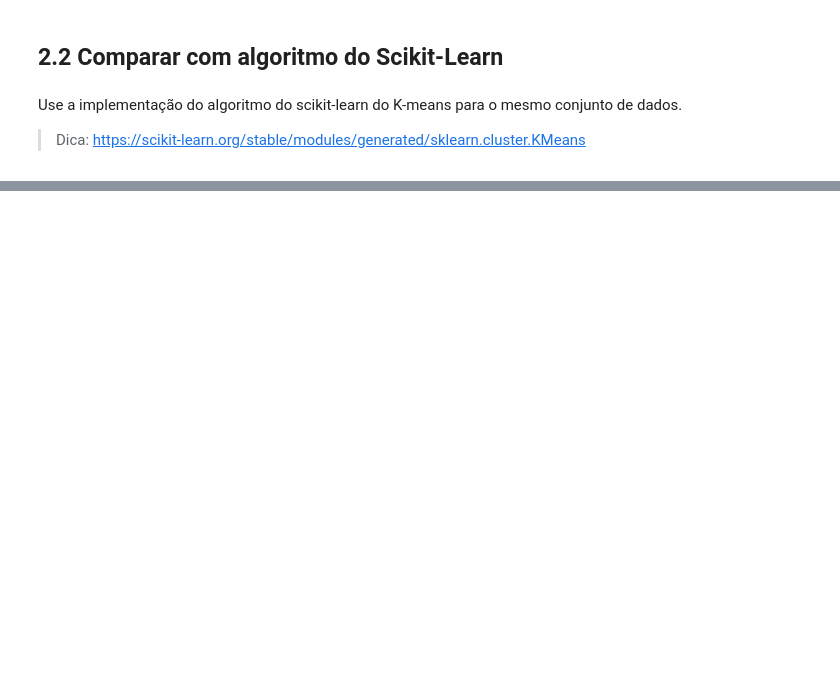
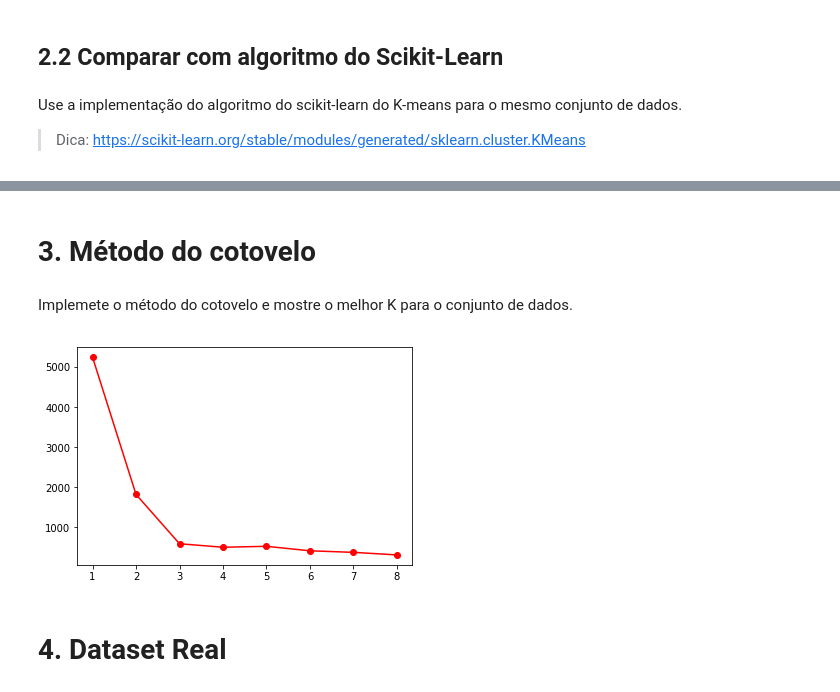
Before and after one commit to CarlosJun/Data-Science, a Jupyter notebook: Clustering/Notebook_KMeans.ipynb, the cells around one changed output, grey strips where cells are left out. Cells and saved outputs as stored; diff of their text form; code cells hidden in the pictures; blank space fills up the shorter version.

```diff
--- a/Clustering/Notebook_KMeans.ipynb
+++ b/Clustering/Notebook_KMeans.ipynb
@@ -419,0 +420,19 @@ Inércia =  608.6035508327782
+# %% [markdown]
+# 3. Método do cotovelo
+# %% [markdown]
+Implemete o método do cotovelo e mostre o melhor K para o conjunto de dados.
+# %%
+n_clusters_test = 8
+
+n_sequence = np.arange(1,n_clusters_test+1)
+inertia_vec = np.zeros(n_clusters_test)
+
+for index, n_cluster in enumerate(n_sequence):
+    inertia_vec[index] = KMeans(n_clusters=n_cluster).fit(dataset).inertia_
+
+plt.plot(n_sequence, inertia_vec,'ro-')
+plt.show()
+# %% [output]
+[figure, added]
+# %% [markdown]
+# 4. Dataset Real
```
Also changed, not shown: parts of 25 cells of this notebook.
